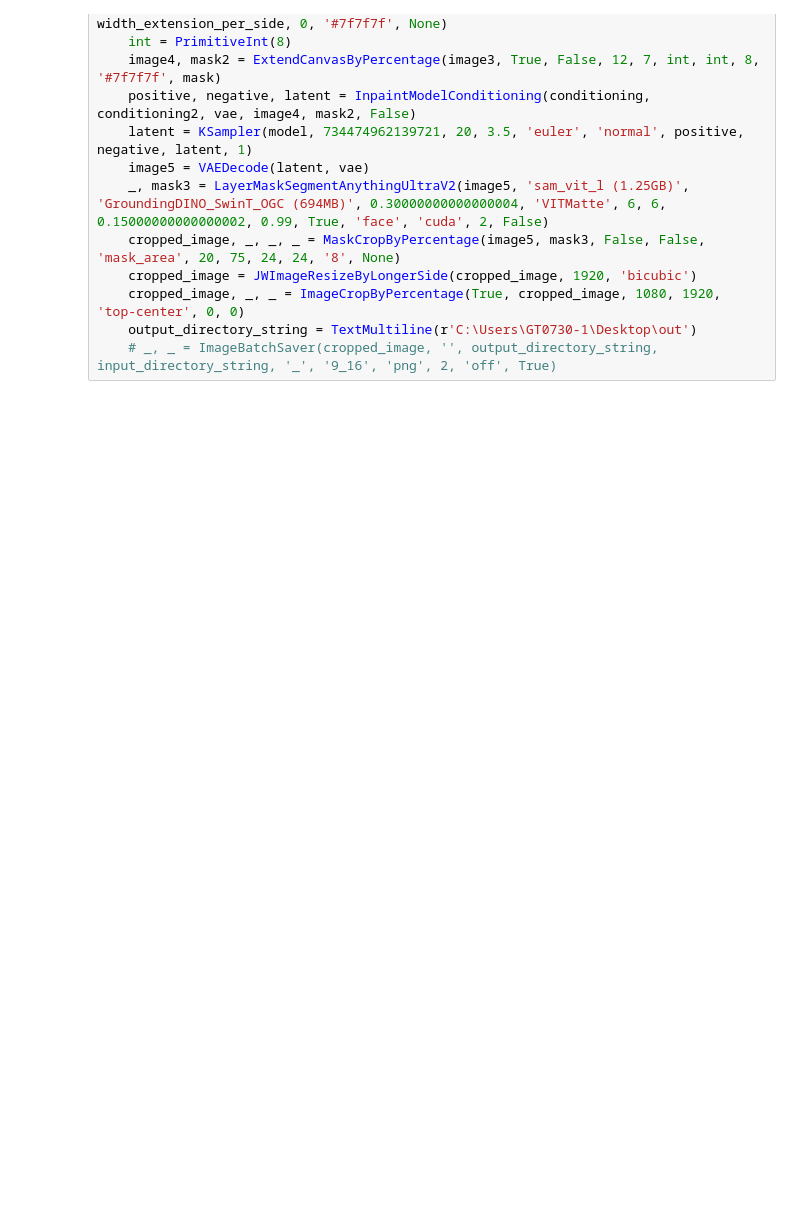
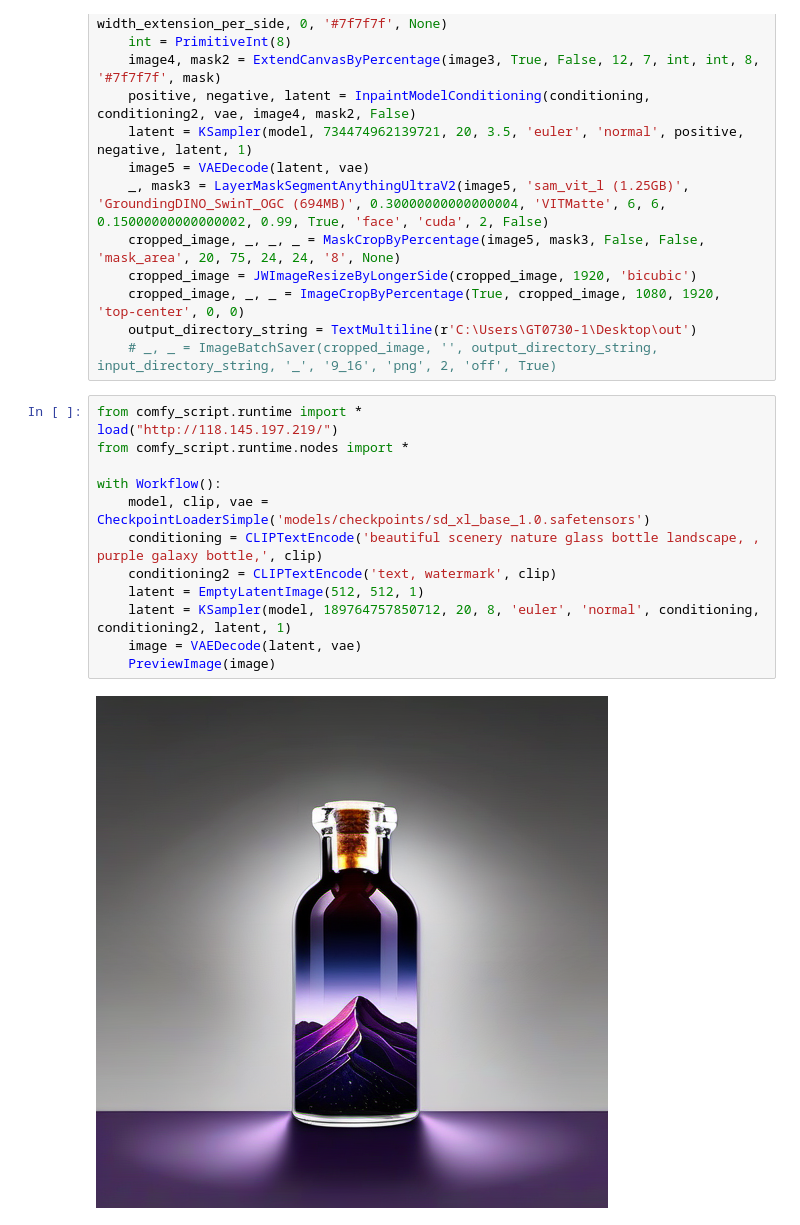
Before and after one commit to WuJiaQi-Xfire/AdsGen-APIs, a Jupyter notebook: backend/src/services/test.ipynb, the cells around one changed output. Saved outputs shown, nothing was run; the diff lists cells and outputs as text; blank space fills up the shorter version.

Commit message:
misc: Test connection with cloud comfyui server

```diff
--- a/backend/src/services/test.ipynb
+++ b/backend/src/services/test.ipynb
@@ -92,3 +94,18 @@ With Workflow():
     cropped_image, _, _ = ImageCropByPercentage(True, cropped_image, 1080, 1920, 'top-center', 0, 0)
     output_directory_string = TextMultiline(r'C:\Users\GT0730-1\Desktop\out')
     # _, _ = ImageBatchSaver(cropped_image, '', output_directory_string, input_directory_string, '_', '9_16', 'png', 2, 'off', True)
+# %%
+from comfy_script.runtime import *
+load("http://118.145.197.219/")
+from comfy_script.runtime.nodes import *
+
+with Workflow():
+    model, clip, vae = CheckpointLoaderSimple('models/checkpoints/sd_xl_base_1.0.safetensors')
+    conditioning = CLIPTextEncode('beautiful scenery nature glass bottle landscape, , purple galaxy bottle,', clip)
+    conditioning2 = CLIPTextEncode('text, watermark', clip)
+    latent = EmptyLatentImage(512, 512, 1)
+    latent = KSampler(model, 189764757850712, 20, 8, 'euler', 'normal', conditioning, conditioning2, latent, 1)
+    image = VAEDecode(latent, vae)
+    PreviewImage(image)
+# %% [output]
+[figure, added]
```
Also changed, not shown: parts of 1 cell of this notebook.
